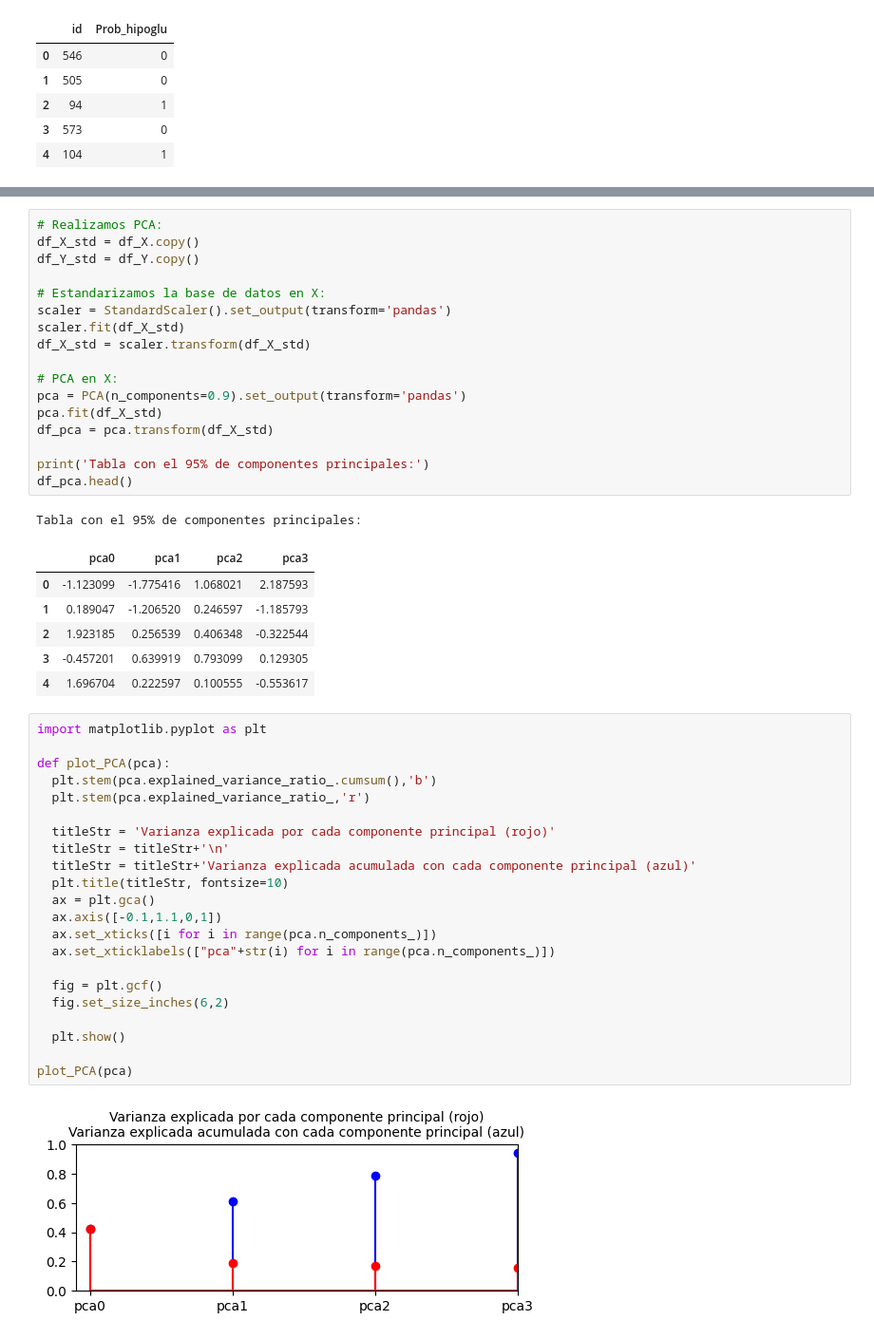
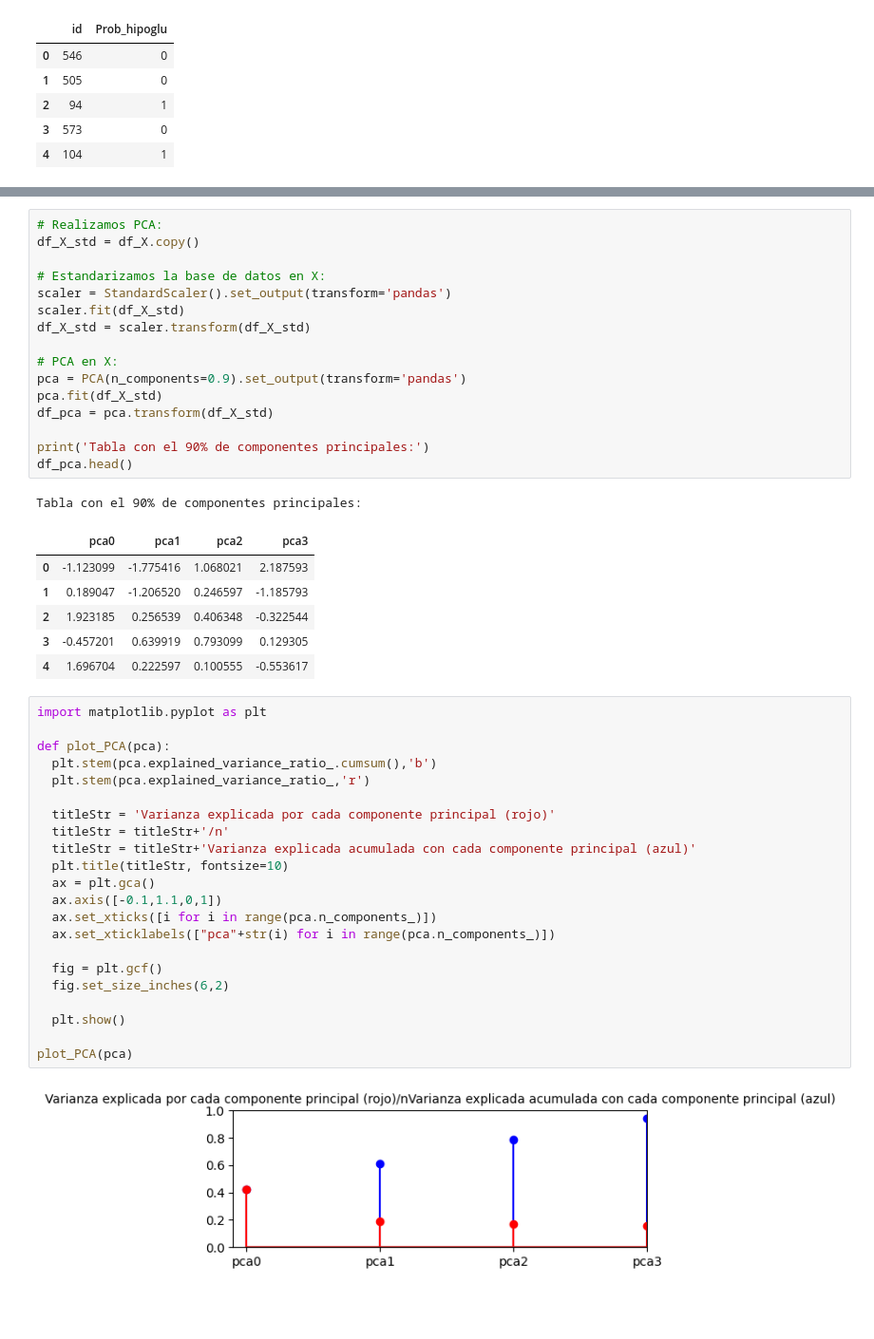
Before and after one commit to Di3g0E/G.-IA, a Jupyter notebook: Curso_2/Cuatri_2/AprendizajeAutomatico_1/Competicion_clase/Modelo de aprendizaje.ipynb, the cells around one changed output, grey strips where cells are left out. Shown: that part at 95% size. Drawn from its saved outputs; the diff is of its cells as text; blank space fills up the shorter version.

```diff
--- a/Curso_2/Cuatri_2/AprendizajeAutomatico_1/Competicion_clase/Modelo de aprendizaje.ipynb
+++ b/Curso_2/Cuatri_2/AprendizajeAutomatico_1/Competicion_clase/Modelo de aprendizaje.ipynb
@@ -133,7 +105,6 @@ Name: Prob_hipoglu, dtype: float64
 # %%
 # Realizamos PCA:
 df_X_std = df_X.copy()
-df_Y_std = df_Y.copy()
 
 # Estandarizamos la base de datos en X:
 scaler = StandardScaler().set_output(transform='pandas')
@@ -145,10 +116,10 @@ pca = PCA(n_components=0.9).set_output(transform='pandas')
 pca.fit(df_X_std)
 df_pca = pca.transform(df_X_std)
 
-print('Tabla con el 95% de componentes principales:')
+print('Tabla con el 90% de componentes principales:')
 df_pca.head()
 # %% [output]
-Tabla con el 95% de componentes principales:
+Tabla con el 90% de componentes principales:
 |  | pca0 | pca1 | pca2 | pca3 |
 | 0 | -1.123099 | -1.775416 | 1.068021 | 2.187593 |
 | 1 | 0.189047 | -1.206520 | 0.246597 | -1.185793 |
@@ -158,24 +129,24 @@ Tabla con el 95% de componentes principales:
 # %%
 import matplotlib.pyplot as plt
 
 def plot_PCA(pca):
   plt.stem(pca.explained_variance_ratio_.cumsum(),'b')
   plt.stem(pca.explained_variance_ratio_,'r')
 
   titleStr = 'Varianza explicada por cada componente principal (rojo)'
-  titleStr = titleStr+'\n'
+  titleStr = titleStr+'/n'
   titleStr = titleStr+'Varianza explicada acumulada con cada componente principal (azul)'
   plt.title(titleStr, fontsize=10)
   ax = plt.gca()
   ax.axis([-0.1,1.1,0,1])
   ax.set_xticks([i for i in range(pca.n_components_)])
   ax.set_xticklabels(["pca"+str(i) for i in range(pca.n_components_)])
 
   fig = plt.gcf()
   fig.set_size_inches(6,2)
 
   plt.show()
 
 plot_PCA(pca)
 # %% [output]
-[figure, old version]
+[figure, new version]
```
Also changed, not shown: parts of 11 cells of this notebook.
